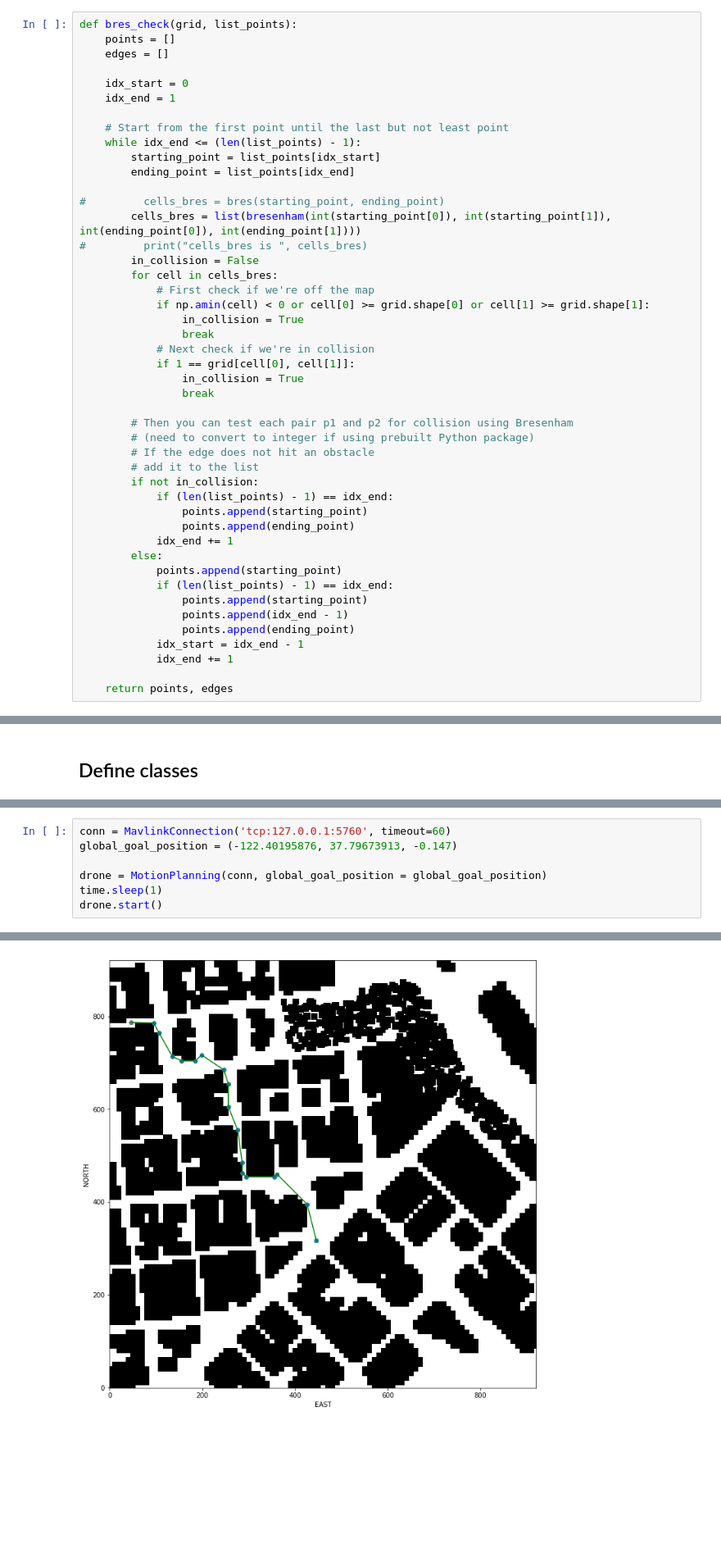
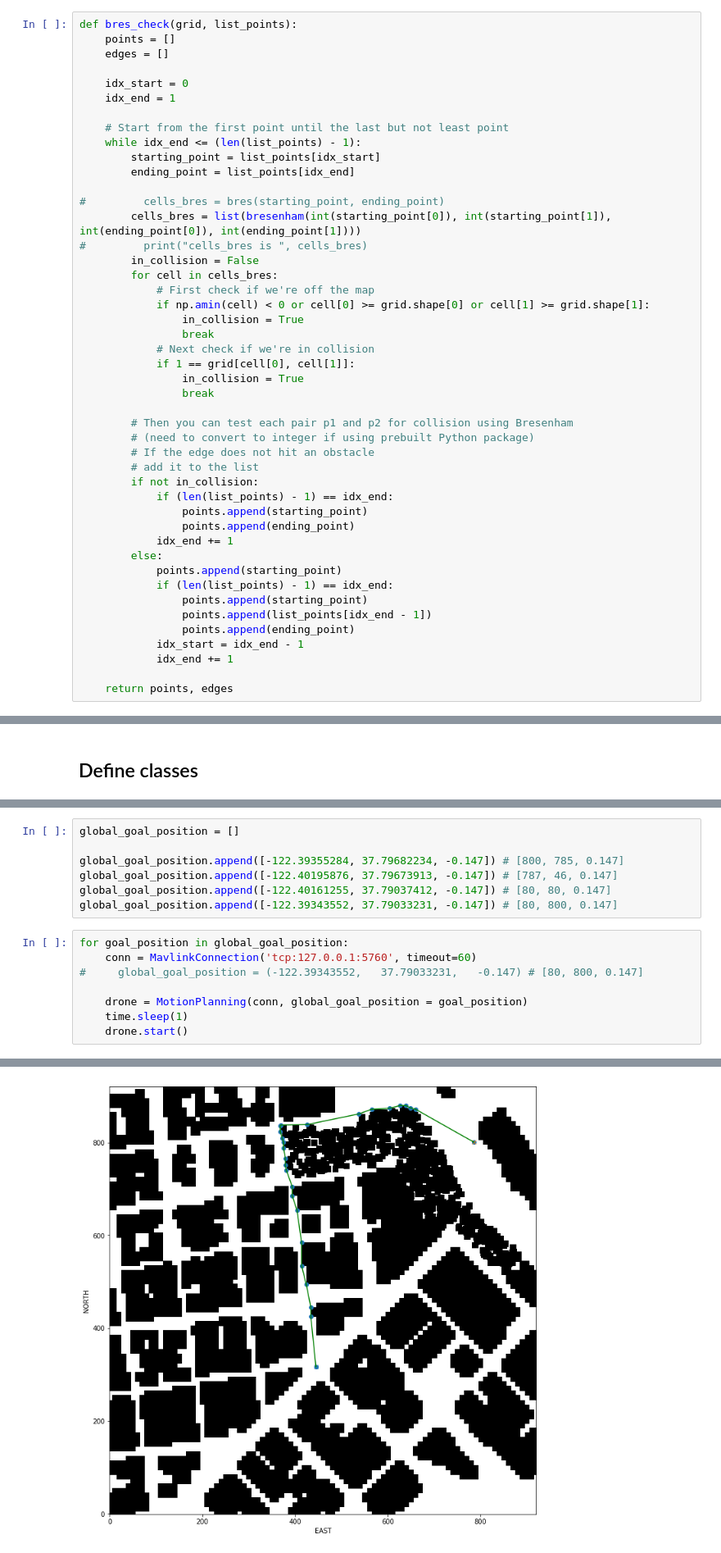
Before and after one commit to guoquheweilai/FCND-Term1-P2-3D-Motion-Planning, a Jupyter notebook: 3D-Motion-Planning.ipynb, the cells around one changed output, grey strips where cells are left out. Shown at 82% size. Cells and saved outputs as stored; diff of their text form; blank space fills up the shorter version.

Commit message:
Test the code with different goal positions
Test the code with different goal positions

```diff
--- a/3D-Motion-Planning.ipynb
+++ b/3D-Motion-Planning.ipynb
@@ -197,7 +198,7 @@ def bres_check(grid, list_points):
             points.append(starting_point)
             if (len(list_points) - 1) == idx_end:
                 points.append(starting_point)
-                points.append(idx_end - 1)
+                points.append(list_points[idx_end - 1])
                 points.append(ending_point)
             idx_start = idx_end - 1
             idx_end += 1
@@ -463,10 +487,18 @@ class MotionPlanning(Drone):
+# %%
+global_goal_position = []
+
+global_goal_position.append([-122.39355284, 37.79682234, -0.147]) # [800, 785, 0.147]
+global_goal_position.append([-122.40195876, 37.79673913, -0.147]) # [787, 46, 0.147]
+global_goal_position.append([-122.40161255, 37.79037412, -0.147]) # [80, 80, 0.147]
+global_goal_position.append([-122.39343552, 37.79033231, -0.147]) # [80, 800, 0.147]
 # %%
-conn = MavlinkConnection('tcp:127.0.0.1:5760', timeout=60)
-global_goal_position = (-122.40195876, 37.79673913, -0.147)
+for goal_position in global_goal_position:
+    conn = MavlinkConnection('tcp:127.0.0.1:5760', timeout=60)
+#     global_goal_position = (-122.39343552,   37.79033231,   -0.147) # [80, 800, 0.147]
 
-drone = MotionPlanning(conn, global_goal_position = global_goal_position)
-time.sleep(1)
-drone.start()
+    drone = MotionPlanning(conn, global_goal_position = goal_position)
+    time.sleep(1)
+    drone.start()
 # %% [output]
 Logs\TLog.txt
 Logs\NavLog.txt
@@ -487,5 +519,5 @@ pruned_path after is [(317, 446), (395, 426), (460, 361), (454, 355), (454, 295)
 Plot pruned path on grid.
-[figure, old version]
+[figure, new version]
 Sending waypoints to simulator ...
 takeoff transition
 waypoint transition
```
Also changed, not shown: parts of 5 cells of this notebook.
